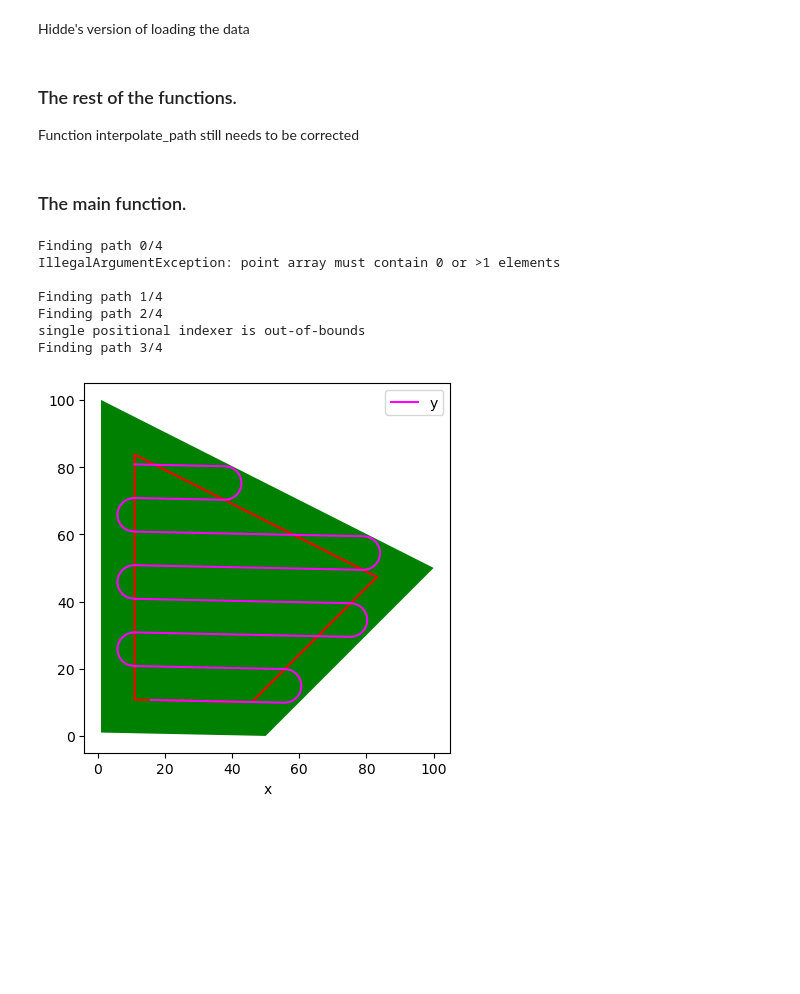
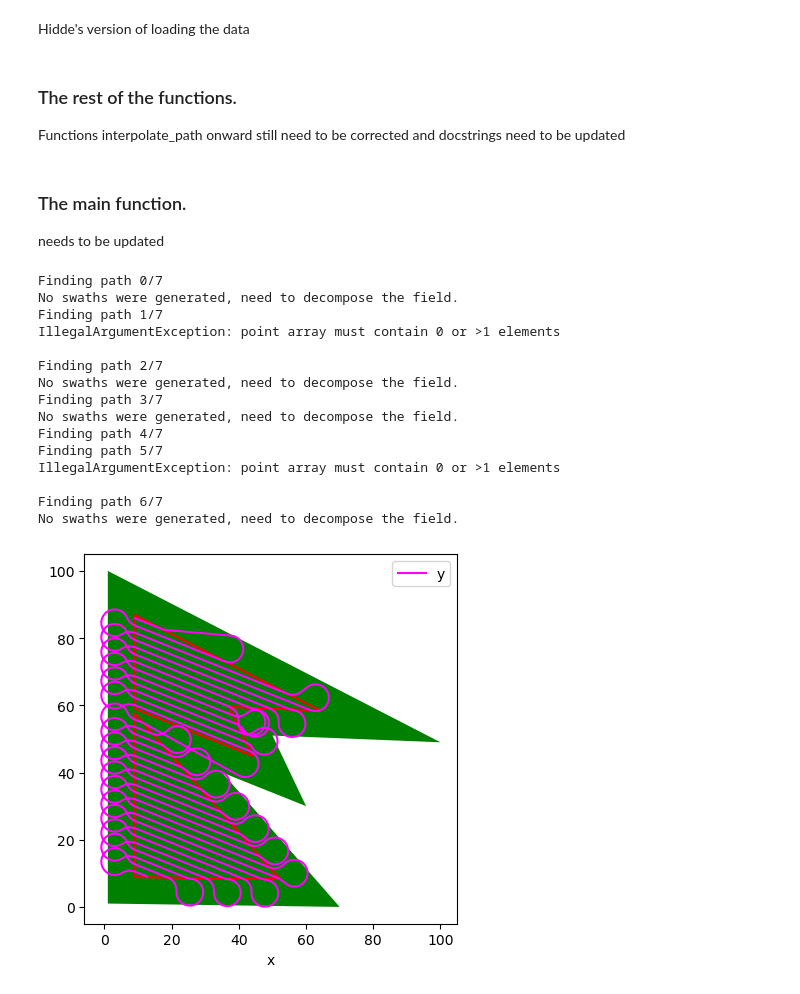
Before and after one commit to NickBak08/AgricultureRobotics, a Jupyter notebook: PathPlanning/cleanedup.ipynb, the cells around one changed output. Drawn from its saved outputs; the diff is of its cells as text; code cells hidden in the pictures; blank space fills up the shorter version.

```diff
--- a/PathPlanning/cleanedup.ipynb
+++ b/PathPlanning/cleanedup.ipynb
@@ -75,6 +78,7 @@ def load_data(filepath,include_obstacles = False):
     return field
 # %% [markdown]
 ### The rest of the functions.
-Function interpolate_path still needs to be corrected
+Functions interpolate_path onward still need to be corrected
+and docstrings need to be updated
 # %%
 
@@ -308,3 +423,4 @@ def path_to_df(best_path):
 # %% [markdown]
 ### The main function.
+needs to be updated
 # %%
@@ -377,15 +517,24 @@ def pathplanning(data_path,include_obs,turning_rad,distance,plotting,headland_si
 # %%
-data_path ="./data/field_geometry/test_2.json"
+data_path ="./data/field_geometry/test_4.json"
 include_obs = False
-turning_rad = 5
-distance = 10
-field, best_path = pathplanning(data_path,include_obs,turning_rad,distance,True,10,5)
+turning_rad = 4
+distance = 2
+interpolation_dist = 2
+field, best_path = pathplanning(data_path,include_obs,turning_rad,distance,True,interpolation_dist)
 # %% [output]
-Finding path 0/4
+Finding path 0/7
+No swaths were generated, need to decompose the field.
+Finding path 1/7
 IllegalArgumentException: point array must contain 0 or >1 elements
 
-Finding path 1/4
-Finding path 2/4
-single positional indexer is out-of-bounds
-Finding path 3/4
+Finding path 2/7
+No swaths were generated, need to decompose the field.
+Finding path 3/7
+No swaths were generated, need to decompose the field.
+Finding path 4/7
+Finding path 5/7
+IllegalArgumentException: point array must contain 0 or >1 elements
+
+Finding path 6/7
+No swaths were generated, need to decompose the field.
-[figure, old version]
+[figure, new version]
```
Also changed, not shown: parts of 6 cells of this notebook, 1 other file.
